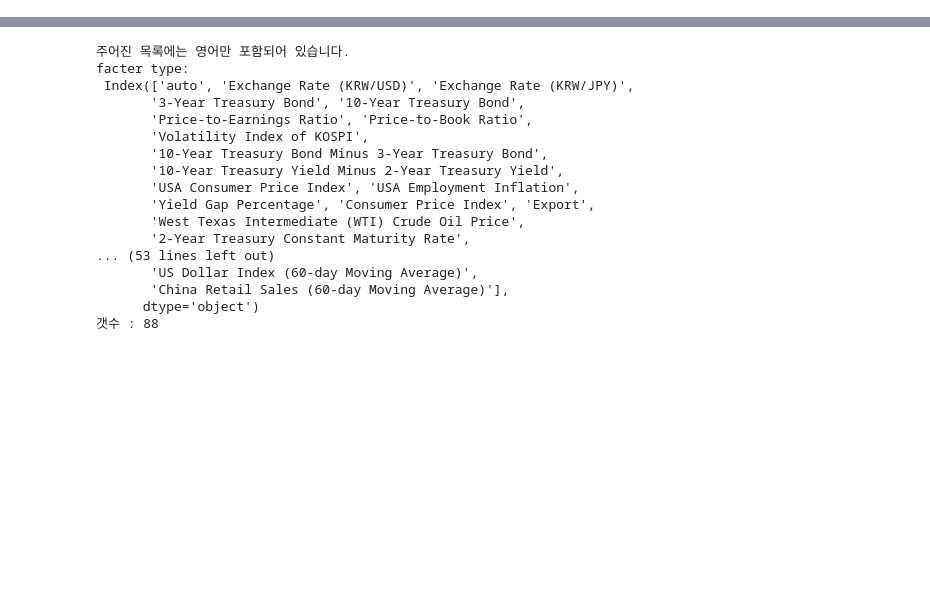
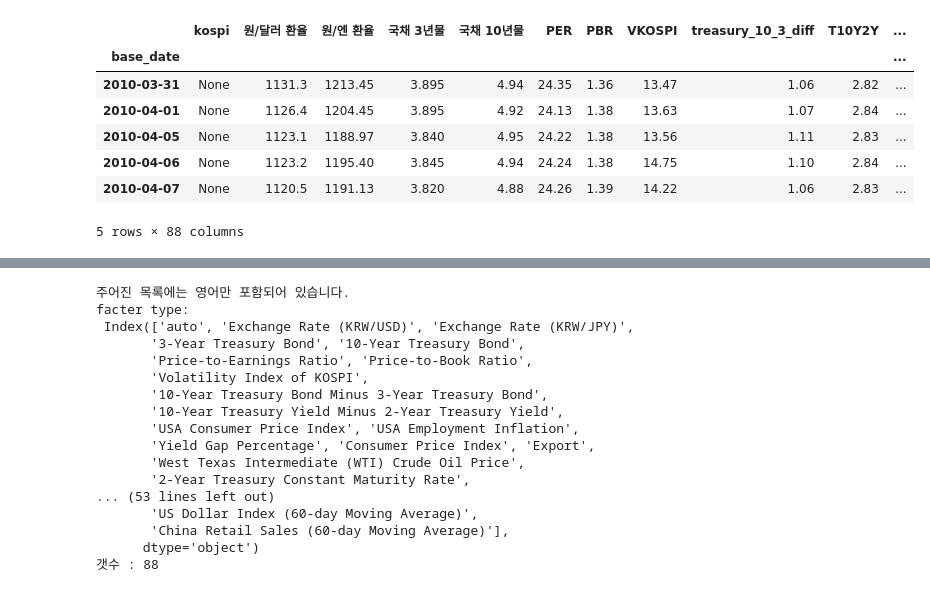
Before and after one commit to simpson000/sic_project_final, a Jupyter notebook: sic/second_compile.ipynb, the cells around one changed output, grey strips where cells are left out. Drawn from its saved outputs; the diff is of its cells as text; code cells hidden in the pictures; blank space fills up the shorter version.

```diff
--- a/sic/second_compile.ipynb
+++ b/sic/second_compile.ipynb
@@ -96,0 +124,12 @@ df.head(2)
+# %%
+df['kospi'] = None
+df.head()
+# %% [output]
+|  | kospi | 원/달러 환율 | 원/엔 환율 | 국채 3년물 | 국채 10년물 | PER | PBR | VKOSPI | treasury_10_3_diff | T10Y2Y | ... |
+| base_date |  |  |  |  |  |  |  |  |  |  | ... |
+| 2010-03-31 | None | 1131.3 | 1213.45 | 3.895 | 4.94 | 24.35 | 1.36 | 13.47 | 1.06 | 2.82 | ... |
+| 2010-04-01 | None | 1126.4 | 1204.45 | 3.895 | 4.92 | 24.13 | 1.38 | 13.63 | 1.07 | 2.84 | ... |
+| 2010-04-05 | None | 1123.1 | 1188.97 | 3.840 | 4.95 | 24.22 | 1.38 | 13.56 | 1.11 | 2.83 | ... |
+| 2010-04-06 | None | 1123.2 | 1195.40 | 3.845 | 4.94 | 24.24 | 1.38 | 14.75 | 1.10 | 2.84 | ... |
+| 2010-04-07 | None | 1120.5 | 1191.13 | 3.820 | 4.88 | 24.26 | 1.39 | 14.22 | 1.06 | 2.83 | ... |
+5 rows × 88 columns
```
Also changed, not shown: parts of 23 cells of this notebook, 8 other files.
